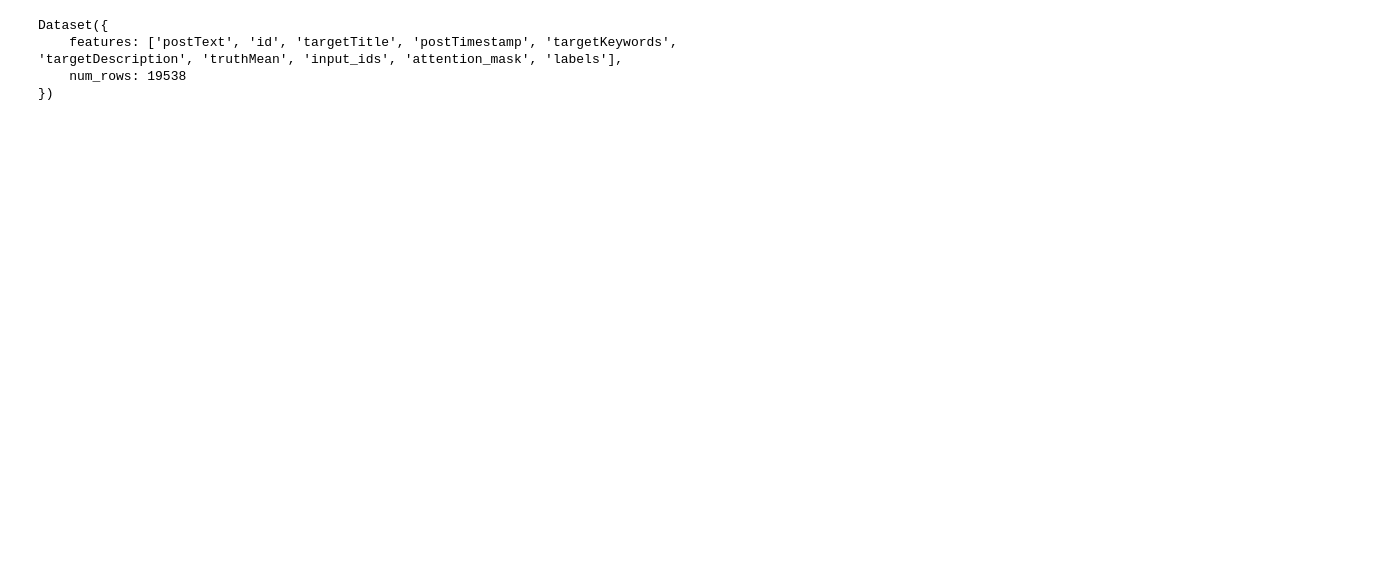
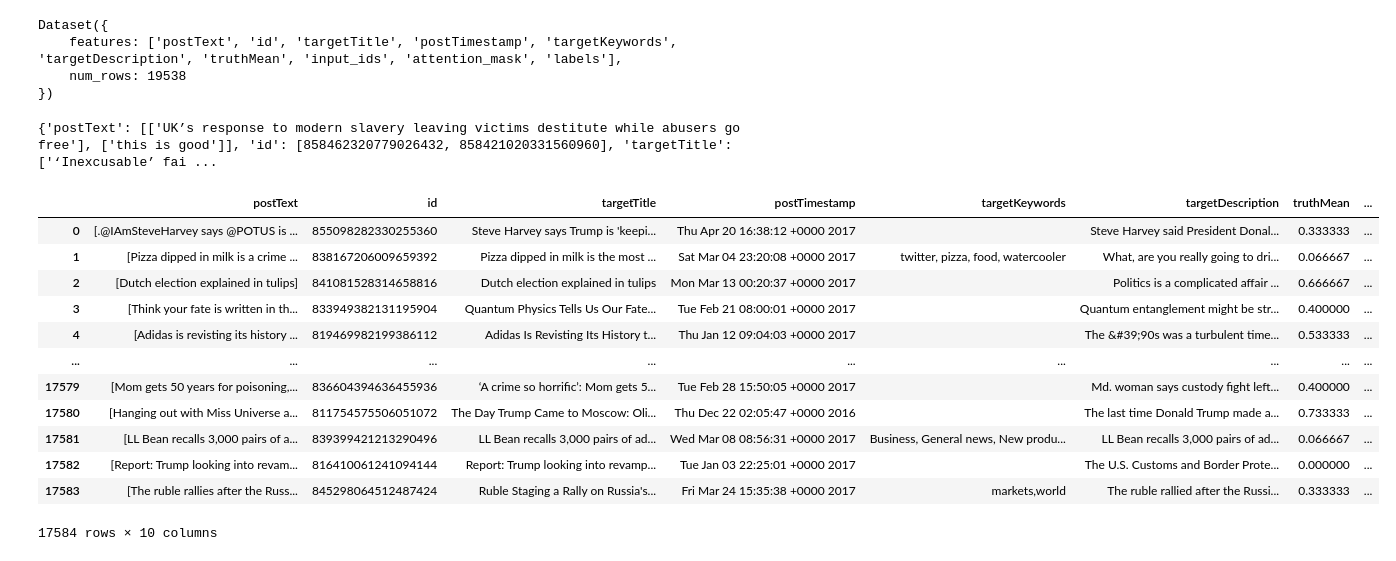
Before and after one commit to caush/Clickbait, a Jupyter notebook: Transfert.ipynb, the cells around one changed output. Saved outputs shown, nothing was run; the diff lists cells and outputs as text; code cells hidden in the pictures; blank space fills up the shorter version.

```diff
--- a/Transfert.ipynb
+++ b/Transfert.ipynb
@@ -1,6 +1,6 @@
 # %%
 modelPath = "Clickbait"
-checkpoint = "cmarkea/distilcamembert-base"   # "cmarkea/distilcamembert-base-sentiment"
+checkpoint = "microsoft/Multilingual-MiniLM-L12-H384"   # "cmarkea/distilcamembert-base-sentiment"
                                               # "cmarkea/distilcamembert-base"
                                               # "camembert-base"
                                               # "microsoft/Multilingual-MiniLM-L12-H384"
@@ -8,12 +8,13 @@ checkpoint = "cmarkea/distilcamembert-base"   # "cmarkea/distilcamembert-base-se
                                               # "distilbert-base-uncased-finetuned-sst-2-english"
                                               # "bert-base-uncased"
 problem_type =  "single_label_classification" # Valeurs possibles : "regression", "single_label_classification", "multi_label_classification"
-num_labels = 3                                # 5
+num_labels = 2                                # 5
 dataCuratedPath = "Data/Curated"              # Données pour tous les sites du 1er janvier 2021 au 30 avril 2021
                                               # Données juste pour le site "Actualités, trucs et astuces" entre le 1er mai et le 31 juillet 2021.
                                               # Les colonnes sont les suivantes, séparées par des ";" :
                                               #    Page name;Title;Publish time;People Reached;Link Clicks
 LCfraction = 'truthMean'                      # 'LCFraction'
+inputColumn = 'targetTitle'
 removeColumns = ['postText', 'targetTitle', 'postTimestamp', 'targetKeywords', 'targetDescription', 'id', 'truthMean'] # Il faut enlever les colonnes de type texte
 splitFactor = 0.1                             # Proportion de données réservées pour les tests
 push_to_hub = False
@@ -83,7 +95,7 @@ ncf
 # %%
 def tokenize(sample):
     tokenized_sample = tokenizer(
-            sample['targetTitle'],   #  postText + ". Paru dans " + sample["Page name"], #+ ", le " + sample["Publish time"]
+            sample[inputColumn],   #  postText + ". Paru dans " + sample["Page name"], #+ ", le " + sample["Publish time"]
             #padding=True,
             #truncation=True,
             #max_length=30
@@ -107,5 +119,9 @@ Dataset({
     features: ['postText', 'id', 'targetTitle', 'postTimestamp', 'targetKeywords', 'targetDescription', 'truthMean', 'input_ids', 'attention_mask', 'labels'],
     num_rows: 19538
 })
+# %%
+print(tokenized_curated[0:2])
+# %% [output]
+{'postText': [['UK’s response to modern slavery leaving victims destitute while abusers go free'], ['this is good']], 'id': [858462320779026432, 858421020331560960], 'targetTitle': ['‘Inexcusable’ fai ...
 # %%
 tokenized_curated2 = tokenized_curated.train_test_split(splitFactor) # 0.2
@@ -112,0 +128,16 @@ tokenized_curated3 = tokenized_curated2.remove_columns(removeColumns)
+# %%
+tokenized_curated2['train'].to_pandas()
+# %% [output]
+|  | postText | id | targetTitle | postTimestamp | targetKeywords | targetDescription | truthMean | ... |
+| 0 | [.@IAmSteveHarvey says @POTUS is ... | 855098282330255360 | Steve Harvey says Trump is 'keepi... | Thu Apr 20 16:38:12 +0000 2017 |  | Steve Harvey said President Donal... | 0.333333 | ... |
+| 1 | [Pizza dipped in milk is a crime ... | 838167206009659392 | Pizza dipped in milk is the most ... | Sat Mar 04 23:20:08 +0000 2017 | twitter, pizza, food, watercooler | What, are you really going to dri... | 0.066667 | ... |
+| 2 | [Dutch election explained in tulips] | 841081528314658816 | Dutch election explained in tulips | Mon Mar 13 00:20:37 +0000 2017 |  | Politics is a complicated affair ... | 0.666667 | ... |
+| 3 | [Think your fate is written in th... | 833949382131195904 | Quantum Physics Tells Us Our Fate... | Tue Feb 21 08:00:01 +0000 2017 |  | Quantum entanglement might be str... | 0.400000 | ... |
+| 4 | [Adidas is revisting its history ... | 819469982199386112 | Adidas Is Revisting Its History t... | Thu Jan 12 09:04:03 +0000 2017 |  | The &#39;90s was a turbulent time... | 0.533333 | ... |
+| ... | ... | ... | ... | ... | ... | ... | ... | ... |
+| 17579 | [Mom gets 50 years for poisoning,... | 836604394636455936 | ‘A crime so horrific’: Mom gets 5... | Tue Feb 28 15:50:05 +0000 2017 |  | Md. woman says custody fight left... | 0.400000 | ... |
+| 17580 | [Hanging out with Miss Universe a... | 811754575506051072 | The Day Trump Came to Moscow: Oli... | Thu Dec 22 02:05:47 +0000 2016 |  | The last time Donald Trump made a... | 0.733333 | ... |
+| 17581 | [LL Bean recalls 3,000 pairs of a... | 839399421213290496 | LL Bean recalls 3,000 pairs of ad... | Wed Mar 08 08:56:31 +0000 2017 | Business, General news, New produ... | LL Bean recalls 3,000 pairs of ad... | 0.066667 | ... |
+| 17582 | [Report: Trump looking into revam... | 816410061241094144 | Report: Trump looking into revamp... | Tue Jan 03 22:25:01 +0000 2017 |  | The U.S. Customs and Border Prote... | 0.000000 | ... |
+| 17583 | [The ruble rallies after the Russ... | 845298064512487424 | Ruble Staging a Rally on Russia's... | Fri Mar 24 15:35:38 +0000 2017 | markets,world | The ruble rallied after the Russi... | 0.333333 | ... |
+17584 rows × 10 columns
```
Also changed, not shown: parts of 24 cells of this notebook.
